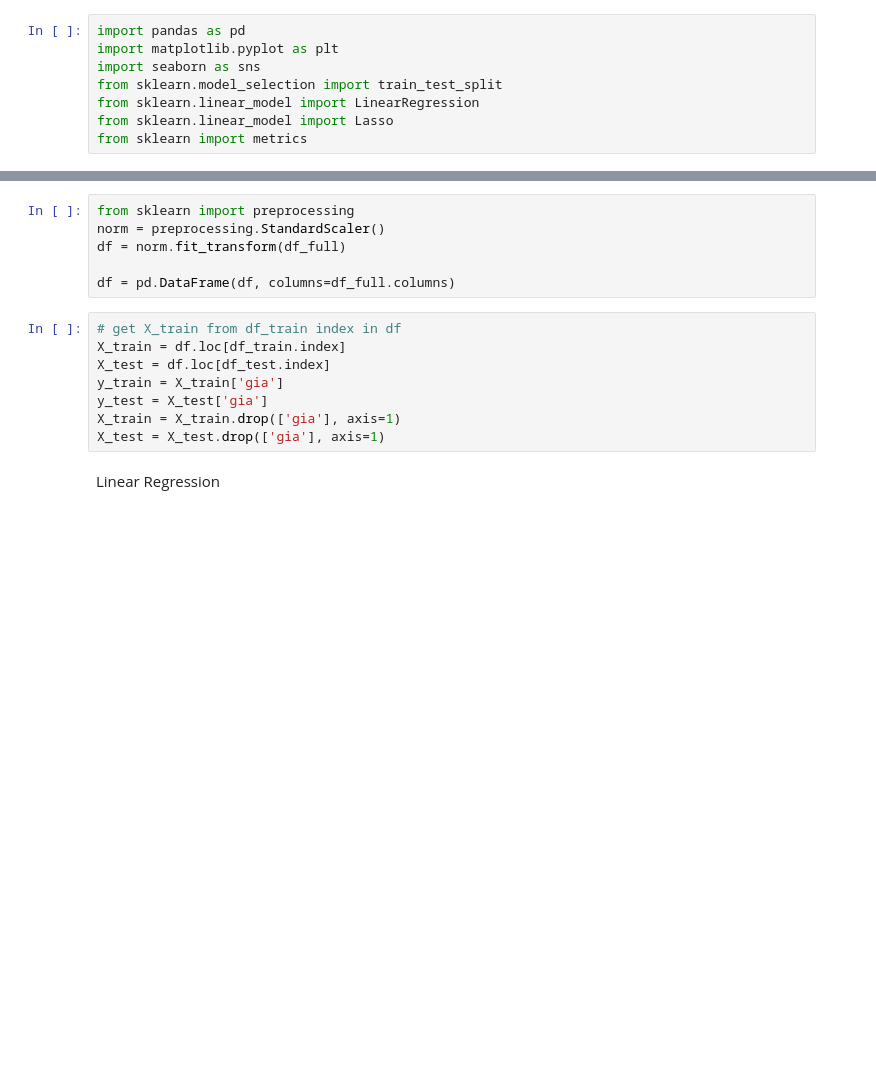
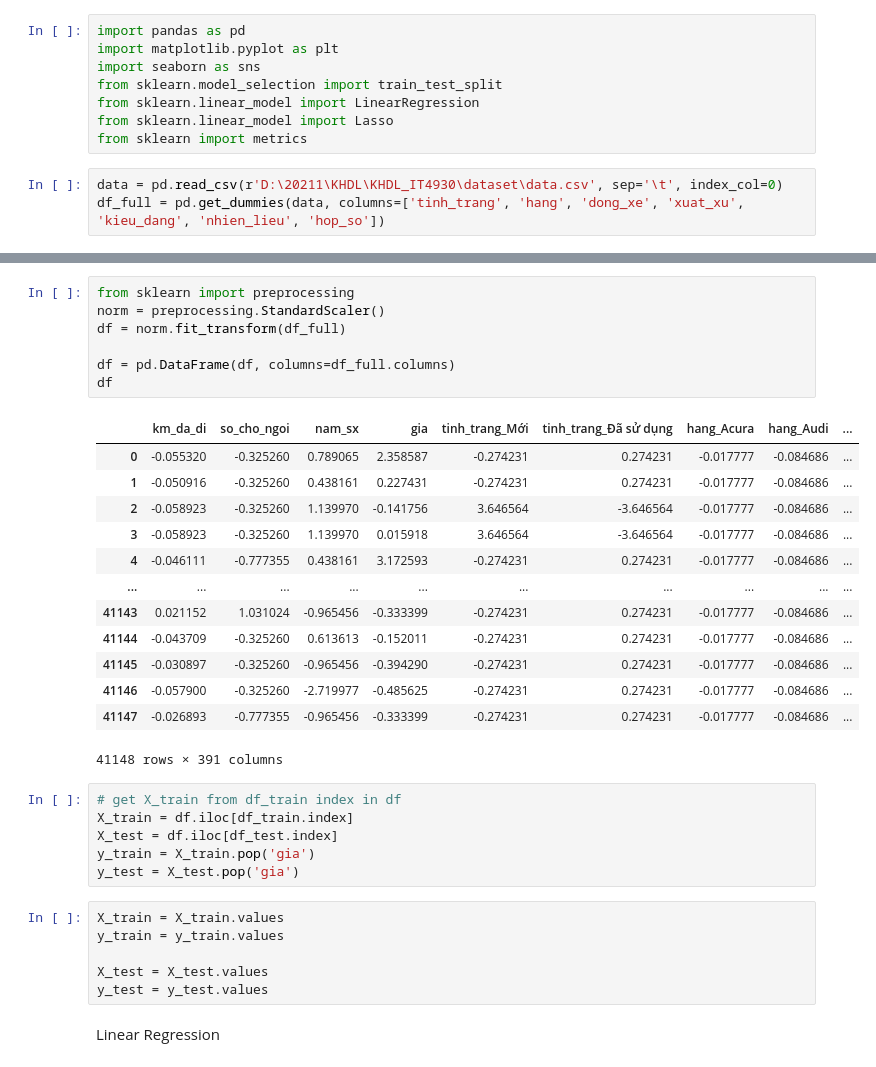
Before and after one commit to ghuioio/KHDL_IT4930, a Jupyter notebook: model/Regression.ipynb, the cells around one changed output, grey strips where cells are left out. Drawn from its saved outputs; the diff is of its cells as text; blank space fills up the shorter version.

```diff
--- a/model/Regression.ipynb
+++ b/model/Regression.ipynb
@@ -6,4 +6,7 @@ from sklearn.model_selection import train_test_split
 from sklearn.linear_model import LinearRegression
 from sklearn.linear_model import Lasso
 from sklearn import metrics
+# %%
+data = pd.read_csv(r'D:\20211\KHDL\KHDL_IT4930\dataset\data.csv', sep='\t', index_col=0)
+df_full = pd.get_dummies(data, columns=['tinh_trang', 'hang', 'dong_xe', 'xuat_xu', 'kieu_dang', 'nhien_lieu', 'hop_so'])
 # %%
@@ -18,16 +33,35 @@ df_full = pd.get_dummies(df_full, columns=['tinh_trang', 'hang', 'dong_xe', 'xua
 # %%
 from sklearn import preprocessing
 norm = preprocessing.StandardScaler()
 df = norm.fit_transform(df_full)
 
 df = pd.DataFrame(df, columns=df_full.columns)
+df
+# %% [output]
+|  | km_da_di | so_cho_ngoi | nam_sx | gia | tinh_trang_Mới | tinh_trang_Đã sử dụng | hang_Acura | hang_Audi | ... |
+| 0 | -0.055320 | -0.325260 | 0.789065 | 2.358587 | -0.274231 | 0.274231 | -0.017777 | -0.084686 | ... |
+| 1 | -0.050916 | -0.325260 | 0.438161 | 0.227431 | -0.274231 | 0.274231 | -0.017777 | -0.084686 | ... |
+| 2 | -0.058923 | -0.325260 | 1.139970 | -0.141756 | 3.646564 | -3.646564 | -0.017777 | -0.084686 | ... |
+| 3 | -0.058923 | -0.325260 | 1.139970 | 0.015918 | 3.646564 | -3.646564 | -0.017777 | -0.084686 | ... |
+| 4 | -0.046111 | -0.777355 | 0.438161 | 3.172593 | -0.274231 | 0.274231 | -0.017777 | -0.084686 | ... |
+| ... | ... | ... | ... | ... | ... | ... | ... | ... | ... |
+| 41143 | 0.021152 | 1.031024 | -0.965456 | -0.333399 | -0.274231 | 0.274231 | -0.017777 | -0.084686 | ... |
+| 41144 | -0.043709 | -0.325260 | 0.613613 | -0.152011 | -0.274231 | 0.274231 | -0.017777 | -0.084686 | ... |
+| 41145 | -0.030897 | -0.325260 | -0.965456 | -0.394290 | -0.274231 | 0.274231 | -0.017777 | -0.084686 | ... |
+| 41146 | -0.057900 | -0.325260 | -2.719977 | -0.485625 | -0.274231 | 0.274231 | -0.017777 | -0.084686 | ... |
+| 41147 | -0.026893 | -0.777355 | -0.965456 | -0.333399 | -0.274231 | 0.274231 | -0.017777 | -0.084686 | ... |
+41148 rows × 391 columns
 # %%
 # get X_train from df_train index in df
-X_train = df.loc[df_train.index]
-X_test = df.loc[df_test.index]
-y_train = X_train['gia']
-y_test = X_test['gia']
-X_train = X_train.drop(['gia'], axis=1)
-X_test = X_test.drop(['gia'], axis=1)
+X_train = df.iloc[df_train.index]
+X_test = df.iloc[df_test.index]
+y_train = X_train.pop('gia')
+y_test = X_test.pop('gia')
+# %%
+X_train = X_train.values
+y_train = y_train.values
+
+X_test = X_test.values
+y_test = y_test.values
 # %% [markdown]
 Linear Regression
```
Also changed, not shown: parts of 12 cells of this notebook, 4 other files.
